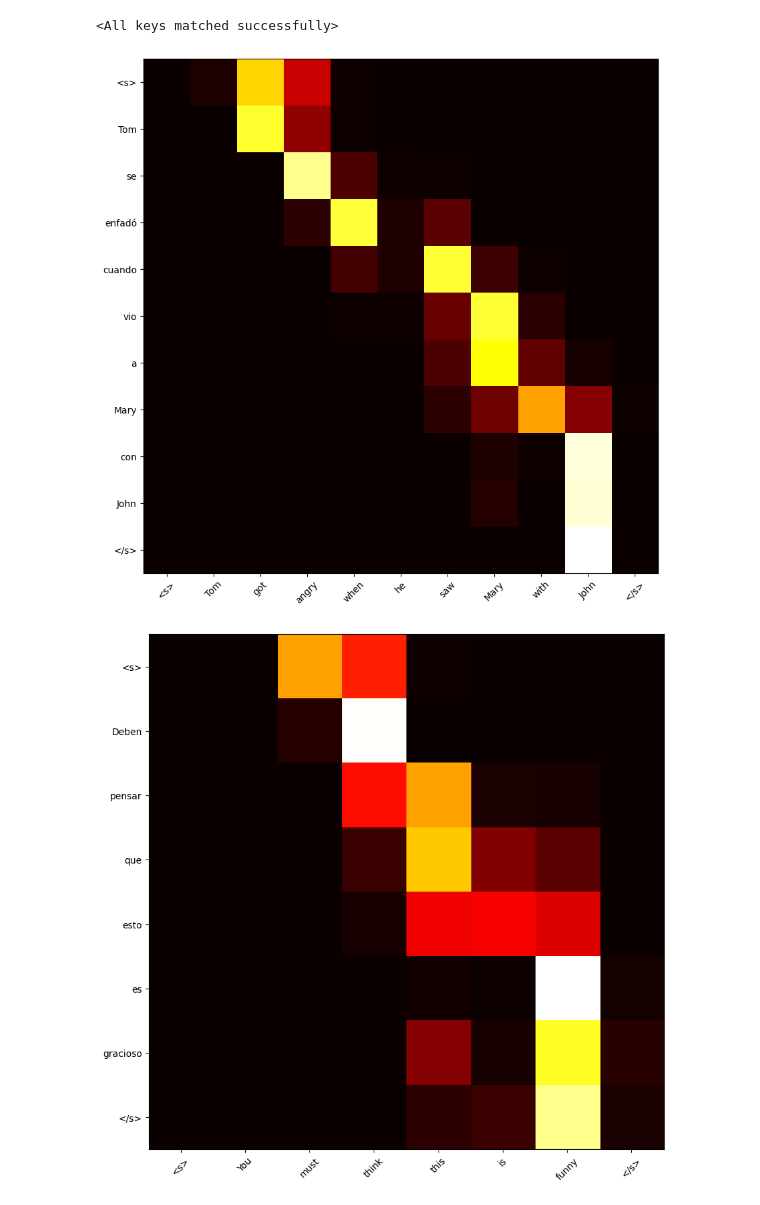
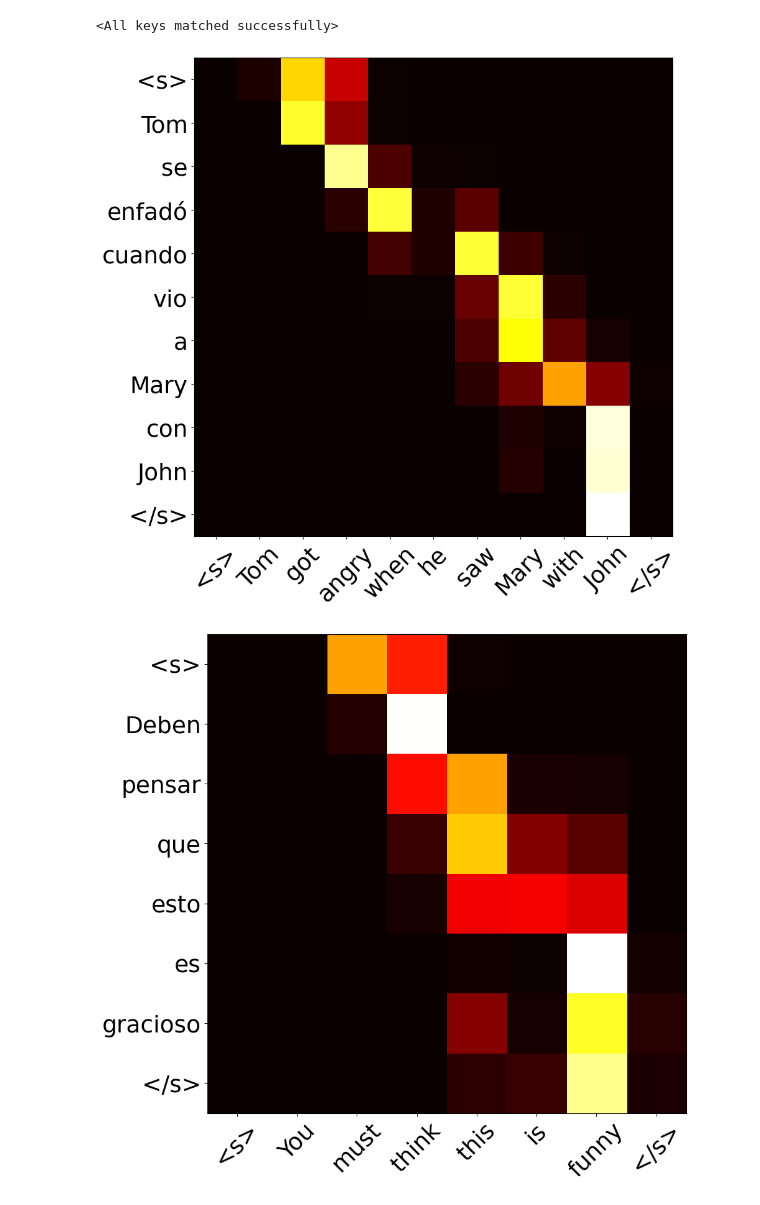
Before and after one commit to NilBiescas/NLP, a Jupyter notebook: exercises_day6/exercise6.ipynb, the cells around one changed output. Drawn from its saved outputs; the diff is of its cells as text; code cells hidden in the pictures.

```diff
--- a/exercises_day6/exercise6.ipynb
+++ b/exercises_day6/exercise6.ipynb
@@ -643,11 +643,11 @@ hook_handle.remove()
 plt.figure(figsize=(20, 10))
 plt.imshow(associate_att_weights.cpu().detach().numpy(), cmap='hot')
 # Set the x-axis labels to the words of the input sentence
-l = plt.xticks(range(len(sentence)), sentence, rotation=45)
+l = plt.xticks(range(len(sentence)), sentence, rotation=45, fontsize=27)
 # Set the y-axis labels to the words of the output sentence
-d = plt.yticks(range(len(pred_words)), pred_words)
+d = plt.yticks(range(len(pred_words)), pred_words, fontsize=27)
 # %% [output]
-[figure, old version]
+[figure, new version]
 # %%
 # Create the hook for the attention layer
 attention_weights = []
@@ -680,10 +680,10 @@ hook_handle.remove()
 # %%
 # Plot the attention weights
 plt.figure(figsize=(20, 10))
 plt.imshow(associate_att_weights.cpu().detach().numpy(), cmap='hot')
 # Set the x-axis labels to the words of the input sentence
-l = plt.xticks(range(len(sentence)), sentence, rotation=45)
+l = plt.xticks(range(len(sentence)), sentence, rotation=45, fontsize=27)
 # Set the y-axis labels to the words of the output sentence
-d = plt.yticks(range(len(pred_words)), pred_words)
+d = plt.yticks(range(len(pred_words)), pred_words, fontsize=27)
 # %% [output]
-[figure, old version]
+[figure, new version]
```
